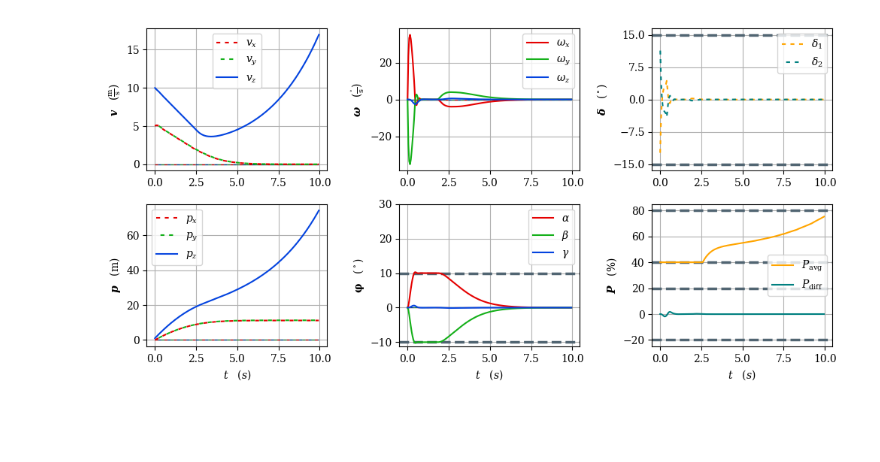
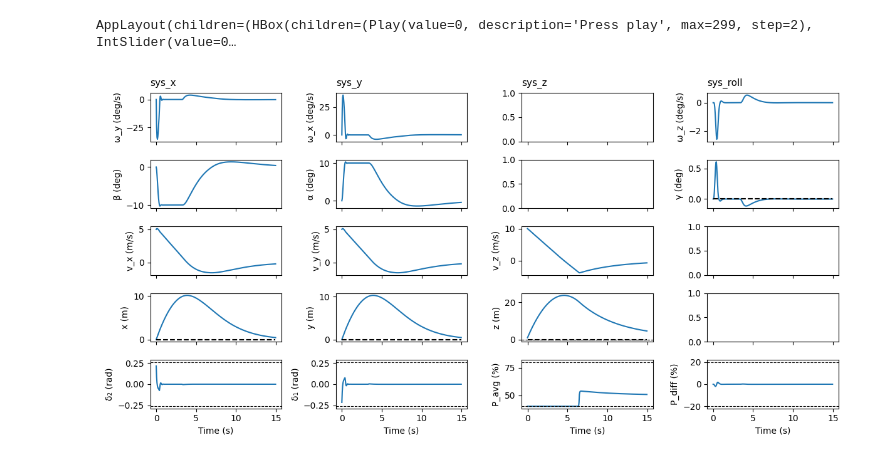
Before and after one commit to killian-baillifard/MPC-Course-EPFL, a Jupyter notebook: project/Deliverable_5_1/Deliverable_5_1.ipynb, the cells around one changed output. Cells and saved outputs as stored; diff of their text form; code cells hidden in the pictures; blank space fills up the shorter version.

```diff
--- a/project/Deliverable_5_1/Deliverable_5_1.ipynb
+++ b/project/Deliverable_5_1/Deliverable_5_1.ipynb
@@ -21,20 +21,21 @@ from src.vel_rocket_vis import RocketVis, plot_static_states_inputs
 rocket_obj_path = os.path.join(parent_dir, "Cartoon_rocket.obj")
 rocket_params_path = os.path.join(parent_dir, "rocket.yaml")
 # %%
+from PIControl.PIControl import PIControl
+from src.rocket import Rocket
+
 Ts = 0.05
-sim_time = 10; H = 5.0
+sim_time = 15
+H = 3.0
 x0 = np.array([0, 0, 0, 0, 0, 0, 5, 5, 10, 0, 0, 1])  # initial state
 x_target = np.zeros((12,))
 
 rocket = Rocket(Ts=Ts, model_params_filepath=rocket_params_path)
+pos_controller = PIControl(x_target[9:12])
 mpc = MPCVelControl().new_controller(rocket, Ts, H)
 
 # Static mass change and zero fuel rate
 rocket.mass = 1.5
 rocket.fuel_rate = 0.0
-t_cl, x_cl, u_cl, t_ol, x_ol, u_ol, ref = rocket.simulate_control(mpc, sim_time, H, x0, x_target=x_target, method='nonlinear')
-
-vis = RocketVis(rocket, rocket_obj_path)
-vis.anim_rate = 1.0
-vis.animate(t_cl[:-1], x_cl[:,:-1], u_cl, Ref=ref[:,:-1], T_ol=t_ol[...,:-1], X_ol=x_ol, U_ol=u_ol);
+t_cl, x_cl, u_cl, t_ol, x_ol, u_ol, ref = rocket.simulate_control(mpc, sim_time, H, x0, x_target=x_target, pos_control=pos_controller, method='nonlinear')
 # %% [output]
@@ -47,7 +59,10 @@ AttributeError: 'MPCControl_zvel' object has no attribute 'A_aug'
+# %%
+vis = RocketVis(rocket, rocket_obj_path)
+vis.anim_rate = 1.0
+vis.animate(t_cl[:-1], x_cl[:,:-1], u_cl, Ref=ref[:,:-1], T_ol=t_ol[...,:-1], X_ol=x_ol, U_ol=u_ol);
+# %% [output]
+AppLayout(children=(HBox(children=(Play(value=0, description='Press play', max=299, step=2), IntSlider(value=0…
 # %%
-from plotter import plot_traj
-
-ref[9:12] = np.tile(x_target[9:12].reshape(3, 1), (1, ref.shape[1]))
-plot_traj('Deliverable 5.1 – Nonlinear MPC (offset-free)', x_cl, u_cl, t_cl, ref)
+plot_static_states_inputs(t_cl[:-1], x_cl[:,:-1], u_cl, x_target)
 # %% [output]
-[figure, old version]
+[figure, new version]
```
Also changed, not shown: parts of 3 cells of this notebook, 3 other files.
